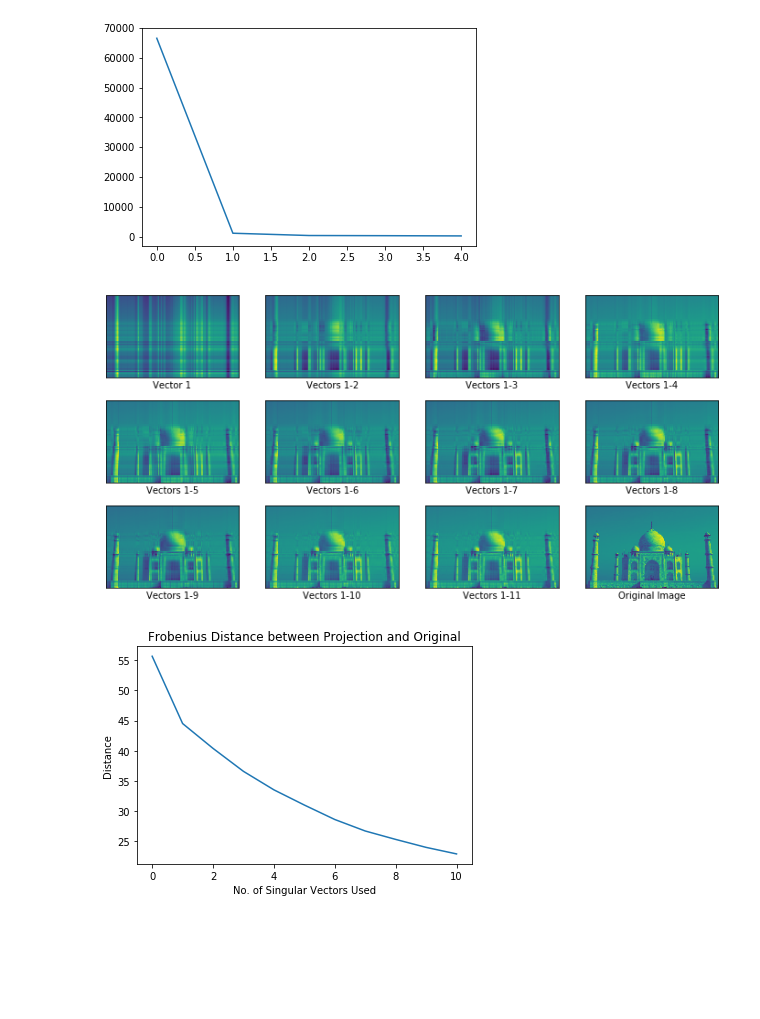
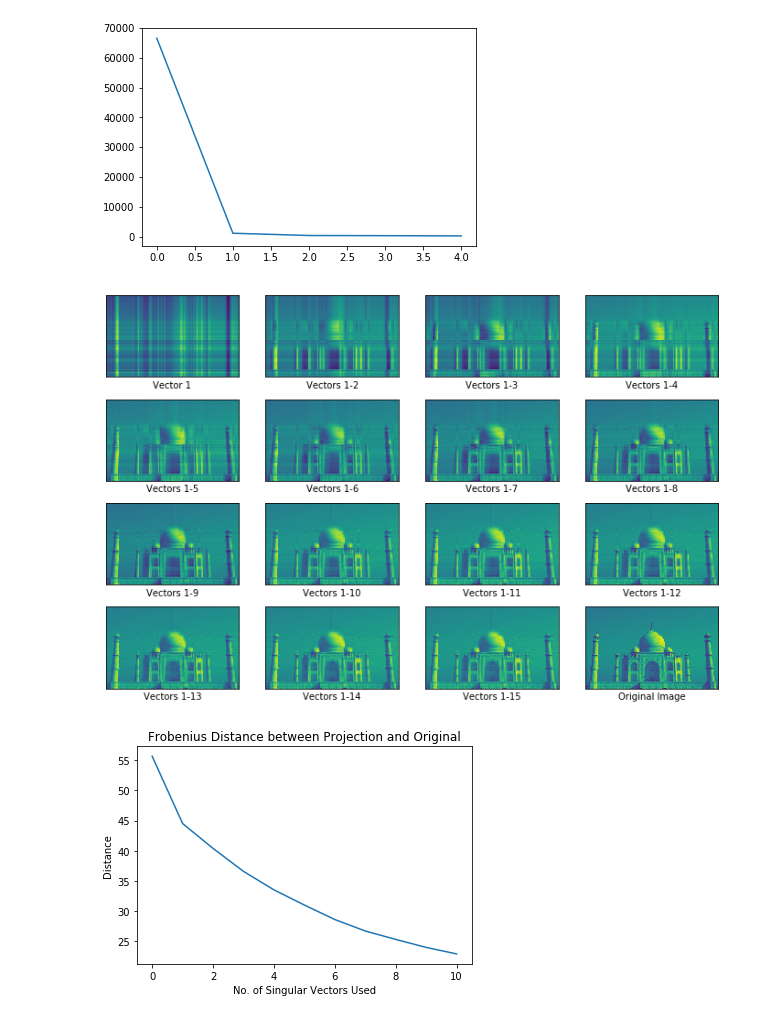
Before and after one commit to talwarabhimanyu/Learning-by-Coding, a Jupyter notebook: SVD/Linear Algebra.ipynb, the cells around one changed output. Drawn from its saved outputs; the diff is of its cells as text; code cells hidden in the pictures; blank space fills up the shorter version.

```diff
--- a/SVD/Linear Algebra.ipynb
+++ b/SVD/Linear Algebra.ipynb
@@ -83,28 +84,28 @@ _ = plt.plot(np.arange(5), squared_sum_proj_lengths[0:5])
 # %%
 # Visualize the impact of adding projections on the first 11 singular vectors
 frobenius = []
-num_vecs = 11
+num_vecs = 15
 num_cols = 4
 num_rows = math.ceil((num_vecs + 1)/4)
 f, ax = plt.subplots(num_rows, num_cols)
 f.set_size_inches(3*num_cols, 2*num_rows)
 projected_img = np.zeros_like(img)
 for j in range(num_vecs):
     singular_vec = np.expand_dims(Vt.T[:,j], axis=1)
     proj_lengths = np.matmul(img, singular_vec)
     projected_img += np.matmul(proj_lengths, singular_vec.T)
     frobenius.append(np.sqrt(((img - projected_img)**2).sum()))
     _ = ax[j // 4, j - (j // 4)*4].imshow(projected_img)
     _ = ax[j // 4, j - (j // 4)*4].set_xticks([])
     _ = ax[j // 4, j - (j // 4)*4].set_yticks([])
     xlabel = 'Vector 1' if (j == 0) else 'Vectors 1-{}'.format(j + 1)
     _ = ax[j // 4, j - (j // 4)*4].set_xlabel(xlabel)
 _ = ax[num_rows-1, num_cols-1].imshow(img)
 _ = ax[num_rows-1, num_cols-1].set_xticks([])
 _ = ax[num_rows-1, num_cols-1].set_yticks([])
 _ = ax[num_rows-1, num_cols-1].set_xlabel('Original Image')
 # %% [output]
-[figure, old version]
+[figure, new version]
 # %%
 _ = plt.plot(np.arange(len(frobenius)), frobenius)
 _ = plt.title('Frobenius Distance between Projection and Original')
```
Also changed, not shown: parts of 1 cell of this notebook, 1 other file.
